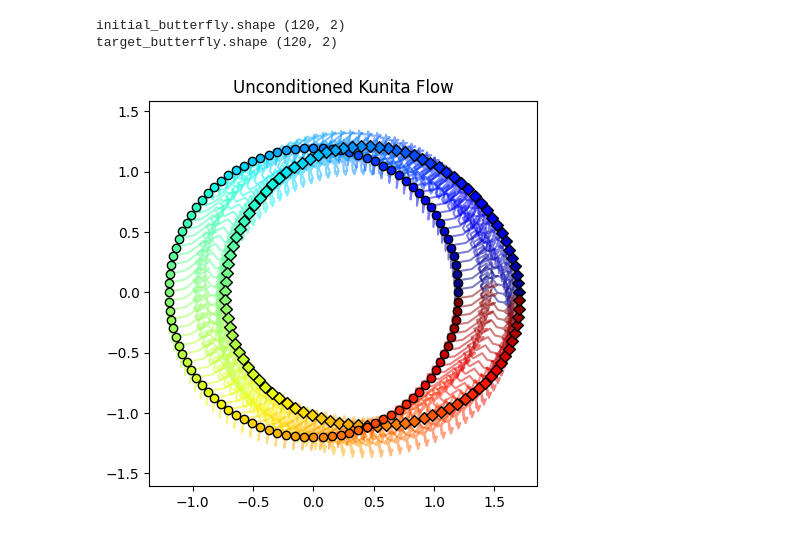
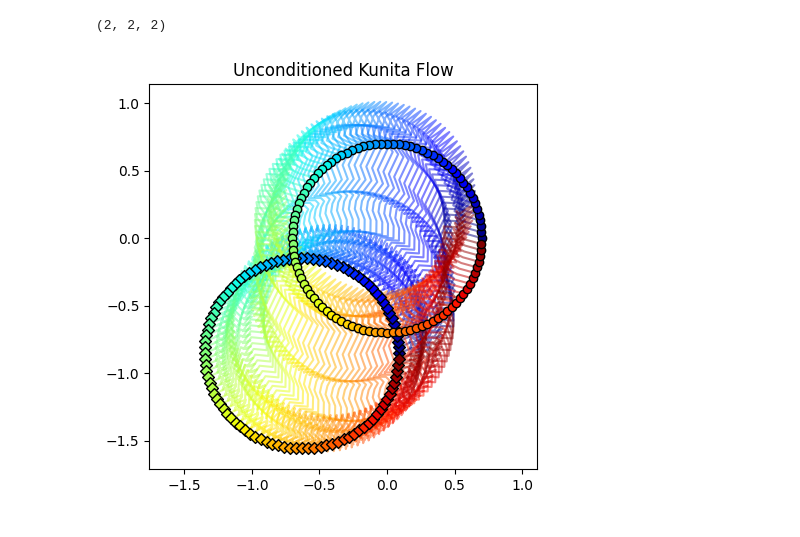
Before and after one commit to libbylbaker/infsdebridge, a Jupyter notebook: experiments/kunita_bridge_fourier.ipynb, the cells around one changed output. Cells and saved outputs as stored; diff of their text form; code cells hidden in the pictures.

```diff
--- a/experiments/kunita_bridge_fourier.ipynb
+++ b/experiments/kunita_bridge_fourier.ipynb
@@ -15,10 +15,10 @@ import jax.numpy as jnp
 T=1.
 N=50
 dim=2
-num_bases = 3
+num_bases = 2
 alpha = 1.0
 sigma = 1.0
-n_grid = 32
+n_grid = 5
 grid_range = (-1.5, 1.5)
 n_samples = 100
 
@@ -26,21 +26,20 @@ sde = sdes.fourier_gaussian_kernel_sde(T, N, dim, num_bases, alpha, sigma, n_gri
 # %%
 initial_butterfly = jnp.load('../data/tom_pts.npy')
 target_butterfly = jnp.load('../data/honrathi_pts.npy')
-print("initial_butterfly.shape", initial_butterfly.shape)
-print("target_butterfly.shape", target_butterfly.shape)
 
 initial_coeffs = fourier_coefficients(initial_butterfly, num_bases)
 target_coeffs = fourier_coefficients(target_butterfly, num_bases)
 
 
-ellipse_pts_target = sample_ellipse(n_samples)
+ellipse_pts_target = sample_ellipse(n_samples, scale=0.5)
 ellipse_target = fourier_coefficients(ellipse_pts_target, num_bases)
 
-ellipse_pts_init = sample_ellipse(n_samples, scale=1.2)
+ellipse_pts_init = sample_ellipse(n_samples, scale=0.7)
 ellipse_init = fourier_coefficients(ellipse_pts_init, num_bases)
-# %% [output]
-initial_butterfly.shape (120, 2)
-target_butterfly.shape (120, 2)
+# %%
+print(initial_coeffs.shape)
+# %% [output]
+(2, 2, 2)
 # %%
 # def plot_butterfly_pts(pts, ax, color='r', label=None):
 #     ax.scatter(pts[:, 0], pts[:, 1], color=color, label=label, s=10)
@@ -66,14 +65,14 @@ target_butterfly.shape (120, 2)
 # %%
 from sdebridge.plotting import plot_single_trajectory
 
 key = jax.random.PRNGKey(2)
 forward_trajs = sdes.simulate_traj(sde, ellipse_init, 64, key)
-forward_traj_coeffs = forward_trajs[0]
+forward_traj_coeffs = forward_trajs[1]
 forward_traj = inverse_fourier(forward_traj_coeffs, 100)
 traj = forward_traj.reshape((N, -1))
 plot_single_trajectory(traj, "Unconditioned Kunita Flow")
 # %% [output]
-[figure, old version]
+[figure, new version]
 # %%
 from sdebridge.networks.score_unet import ScoreUNet
 
```
Also changed, not shown: parts of 3 cells of this notebook, 3 other files.
